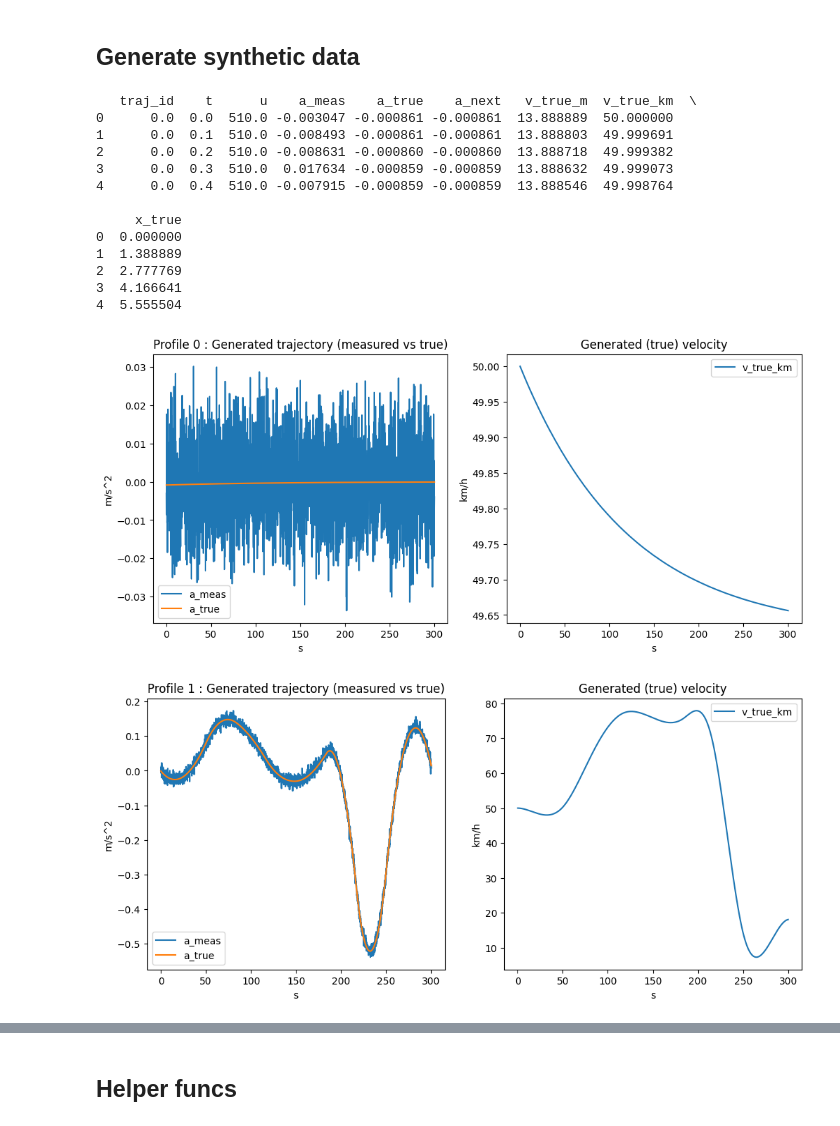
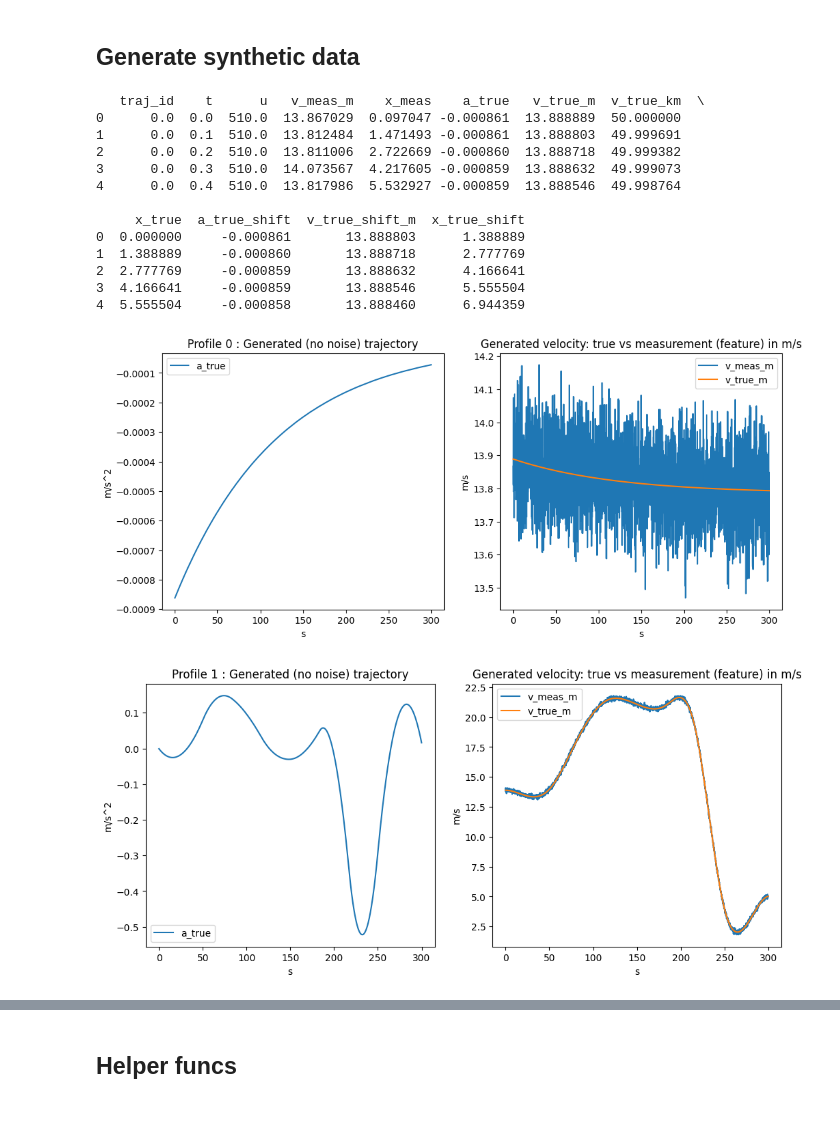
Before and after one commit to ZeArteaga/PINN-control-platooning, a Jupyter notebook: PINN.ipynb, the cells around one changed output, grey strips where cells are left out. Saved outputs shown, nothing was run; the diff lists cells and outputs as text; code cells hidden in the pictures.

```diff
--- a/PINN.ipynb
+++ b/PINN.ipynb
@@ -135,7 +129,7 @@ t_end = 300
 dt = 0.1
 t = np.arange(0, t_end+dt, dt)
 t_samp = np.linspace(0, t_end, 10, dtype=np.float32)
-std = 1e-2
+std = 1e-1
 
 #DEFINE U PROFILES
 input_profiles = []
@@ -153,52 +147,58 @@ for profile in input_profiles:
 #simulate and build dataframes
 def simulate_traj(car, u_func, traj_id, t):
     for t_curr in t:
         car.update(u_func(t_curr), dt)
     data = {
         'traj_id': traj_id,
         't': t,
         'u': car.history["u"],
-        'a_meas': np.array(car.history["a"]) + np.random.normal(loc=0, scale=std, size=len(t)),
+        'v_meas_m': np.array(car.history["v"]) + np.random.normal(loc=0, scale=std, size=len(t)),
+        'x_meas': np.array(car.history["x"]) + np.random.normal(loc=0, scale=std, size=len(t)),
         'a_true': car.history["a"],
         'v_true_m': car.history["v"],
-        'v_true_km': np.array(car.history["v"])*3.6,
+        "v_true_km": np.array(car.history["v"])*3.6,
         'x_true': car.history["x"],
     }
 
-    return pd.DataFrame(data, dtype=np.float32)
+    df = pd.DataFrame(data, dtype=np.float32)
+    #label/output is next step acceleration
+    df[["a_true_shift", "v_true_shift_m", "x_true_shift"]] = df[["a_true", "v_true_m", "x_true"]].shift(-1, fill_value=np.nan)
+    df = df.dropna(axis=0) #drop last row (NA)
+    return df
 
 dataframes = []
 for id, func in enumerate(input_interp):
     dataframe = simulate_traj(car, func, id, t)
 
     #plot
     fig, axs = plt.subplots(1, 2, figsize=(12, 5))
-    dataframe.plot(x='t', y=["a_meas", "a_true"], ax=axs[0],
-               title="Profile " + str(id) + " : Generated trajectory (measured vs true)",
+    dataframe.plot(x='t', y="a_true", ax=axs[0],
+               title="Profile " + str(id) + " : Generated (no noise) trajectory",
                legend=True, ylabel="m/s^2", xlabel="s")
-    dataframe.plot(x='t', y="v_true_km", ax=axs[1],
-               title="Generated (true) velocity",
-               legend=True, ylabel="km/h", xlabel="s")
+    dataframe.plot(x='t', y=["v_meas_m","v_true_m"], ax=axs[1],
+               title="Generated velocity: true vs measurement (feature) in m/s",
+               legend=True, ylabel="m/s", xlabel="s")
 
     dataframes.append(dataframe)
     car.reset(x0) #x0 common for all trajectories
 
+t = t[:-1] #drop last row
 dataset = pd.concat(dataframes, axis=0, ignore_index=True)
 dataset.to_csv("data/synthetic_5_trajectories.csv", index=False)
 print(dataset.head())
 # %% [output]
-   traj_id    t      u    a_meas    a_true    a_next   v_true_m  v_true_km  \
-0      0.0  0.0  510.0 -0.003047 -0.000861 -0.000861  13.888889  50.000000
-1      0.0  0.1  510.0 -0.008493 -0.000861 -0.000861  13.888803  49.999691
-2      0.0  0.2  510.0 -0.008631 -0.000860 -0.000860  13.888718  49.999382
-3      0.0  0.3  510.0  0.017634 -0.000859 -0.000859  13.888632  49.999073
-4      0.0  0.4  510.0 -0.007915 -0.000859 -0.000859  13.888546  49.998764
+   traj_id    t      u   v_meas_m    x_meas    a_true   v_true_m  v_true_km  \
+0      0.0  0.0  510.0  13.867029  0.097047 -0.000861  13.888889  50.000000
+1      0.0  0.1  510.0  13.812484  1.471493 -0.000861  13.888803  49.999691
+2      0.0  0.2  510.0  13.811006  2.722669 -0.000860  13.888718  49.999382
+3      0.0  0.3  510.0  14.073567  4.217605 -0.000859  13.888632  49.999073
+4      0.0  0.4  510.0  13.817986  5.532927 -0.000859  13.888546  49.998764
 
-     x_true
-0  0.000000
-1  1.388889
-2  2.777769
-3  4.166641
-4  5.555504
+     x_true  a_true_shift  v_true_shift_m  x_true_shift
+0  0.000000     -0.000861       13.888803      1.388889
+1  1.388889     -0.000860       13.888718      2.777769
+2  2.777769     -0.000859       13.888632      4.166641
+3  4.166641     -0.000859       13.888546      5.555504
+4  5.555504     -0.000858       13.888460      6.944359
-[figure, old version]
+[figure, new version]
-[figure, old version]
+[figure, new version]
```
Also changed, not shown: parts of 11 cells of this notebook, 6 other files.
